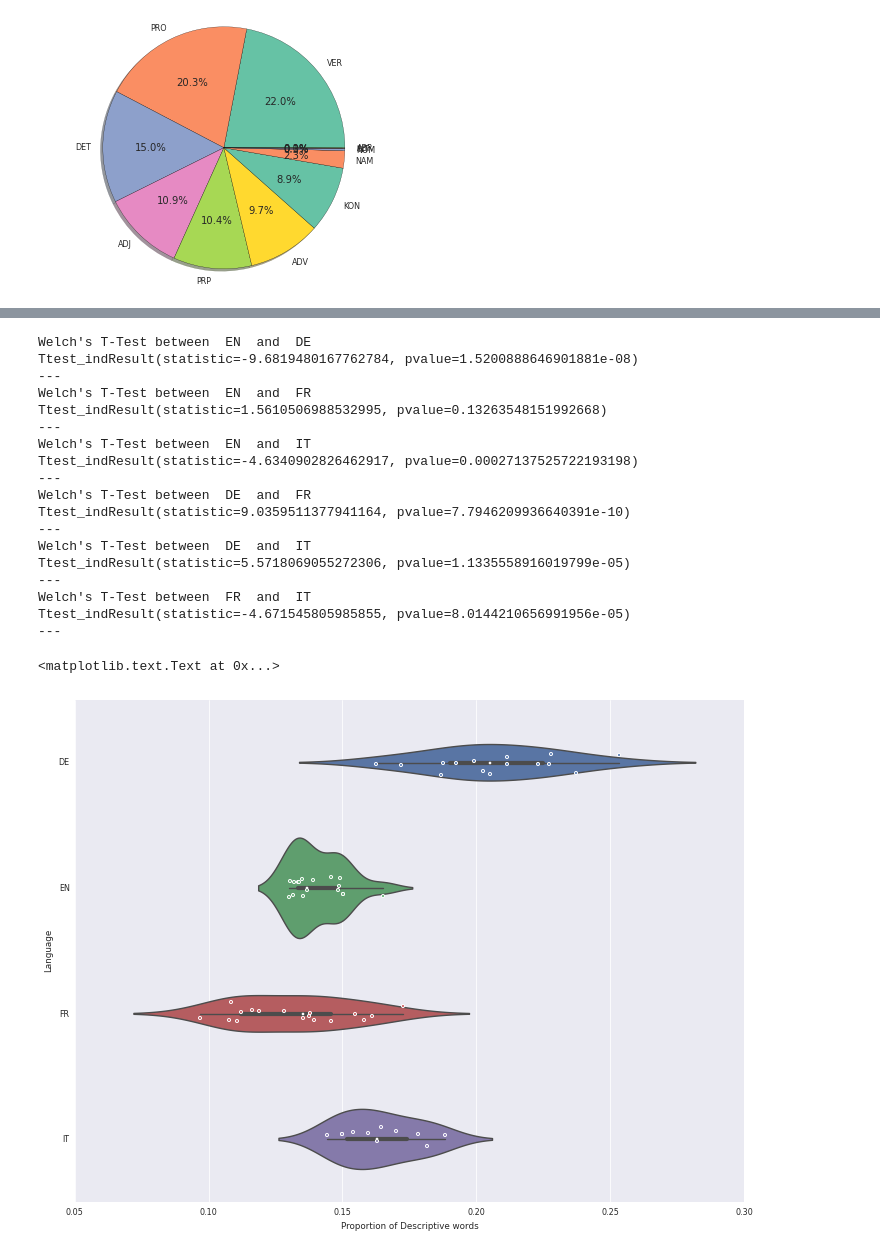
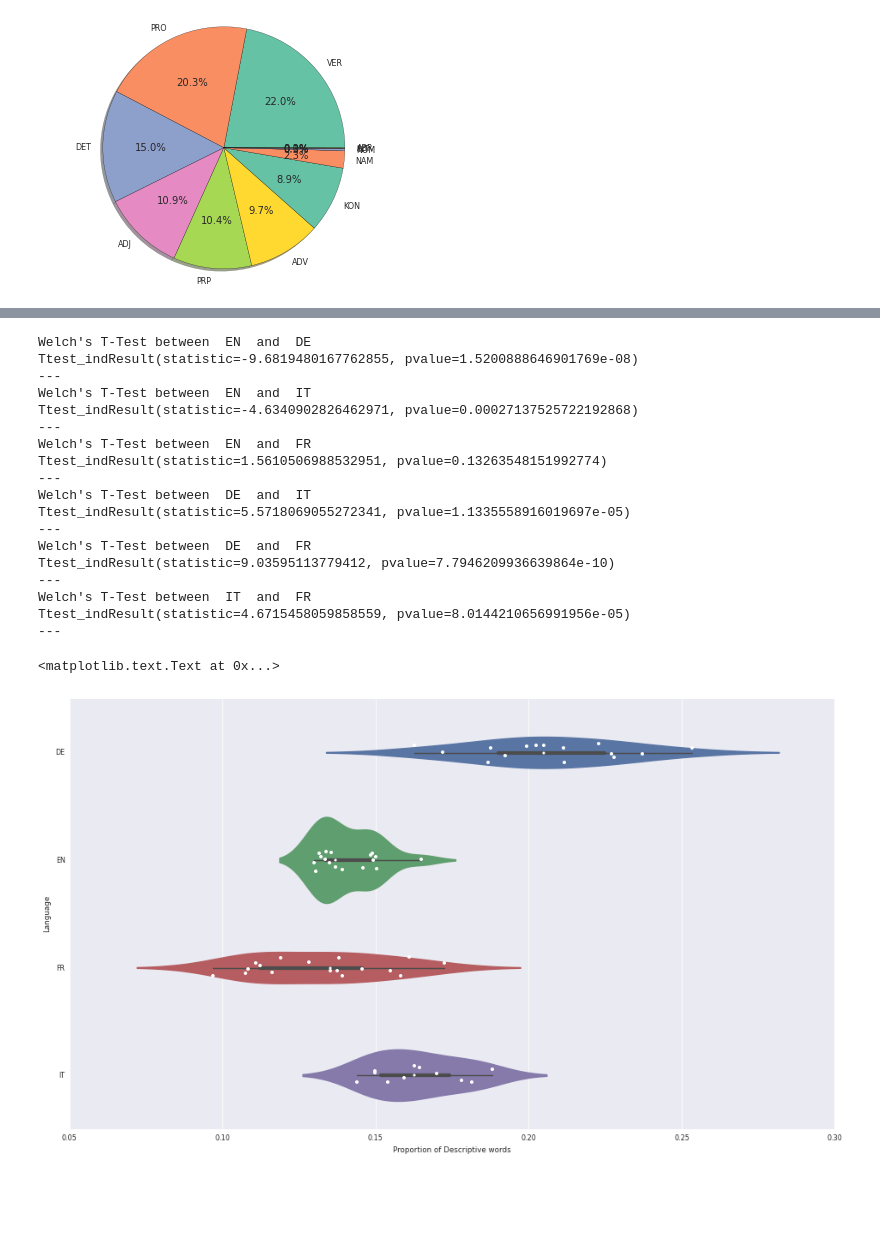
Before and after one commit to MurrayT/GutenbergTreeTagger, a Jupyter notebook: Data Analysis.ipynb, the cells around one changed output, grey strips where cells are left out. Cells and saved outputs as stored; diff of their text form; code cells hidden in the pictures; blank space fills up the shorter version.

```diff
--- a/Data Analysis.ipynb
+++ b/Data Analysis.ipynb
@@ -169,6 +169,12 @@ dict_keys(['LaMessaDiNozze', 'AmoreBendato', 'LaLanternaDiDiogene', 'LeVergineDe
+# %%
+itdict = {"PRE":"PRP",
+          "CON":"KON",
+          "NPR":"NAM"}
+def fix_it(word):
+    return itdict[word] if word in itdict else word
 # %%
 for text in it.values(): # group word types
-    text["POS"] = text["POS"][text["POS"]!="ORD"][text["POS"]!="FW"].map(lambda x: x.split(":")[0]).astype('category')
+    text["POS"] = text["POS"][text["POS"]!="ORD"][text["POS"]!="FW"].map(lambda x: x.split(":")[0]).map(fix_it).astype('category')
 # %%
 print(pd.concat(it).POS.count())
 print(pd.concat(it).POS.value_counts()/pd.concat(it).POS.count()*100)
@@ -377,8 +389,8 @@ de_frame = pd.DataFrame({"prop":de_descr,"Lang":pd.Series(["DE"]*len(de_descr))}
 it_frame = pd.DataFrame({"prop":it_descr,"Lang":pd.Series(["IT"]*len(it_descr))})
 fr_frame = pd.DataFrame({"prop":fr_descr,"Lang":pd.Series(["FR"]*len(fr_descr))})
 # %%
-all = pd.concat((en_frame,de_frame,it_frame,fr_frame))
-all.Lang = all.Lang.astype('category')
-all.head()
+everyprop = pd.concat((en_frame,de_frame,it_frame,fr_frame))
+everyprop.Lang = everyprop.Lang.astype('category')
+everyprop.head()
 # %% [output]
 |  | Lang | prop |
@@ -420,35 +430,35 @@ NormaltestResult(statistic=0.92653294385048035, pvalue=0.62922493938539337)
 # %%
-for (t1,t2) in itertools.combinations(langs,2):
+for (t1,t2) in itertools.combinations(everyprop.Lang.unique(),2):
     print("Welch's T-Test between ",t1," and ",t2)
-    print(stats.ttest_ind(all[all.Lang==t1].prop,all[all.Lang==t2].prop,equal_var=False))
+    print(stats.ttest_ind(everyprop[everyprop.Lang==t1].prop,everyprop[everyprop.Lang==t2].prop,equal_var=False))
     print("---")
 # %% [output]
 Welch's T-Test between  EN  and  DE
-Ttest_indResult(statistic=-9.6819480167762784, pvalue=1.5200888646901881e-08)
+Ttest_indResult(statistic=-9.6819480167762855, pvalue=1.5200888646901769e-08)
+---
+Welch's T-Test between  EN  and  IT
+Ttest_indResult(statistic=-4.6340902826462971, pvalue=0.00027137525722192868)
 ---
 Welch's T-Test between  EN  and  FR
-Ttest_indResult(statistic=1.5610506988532995, pvalue=0.13263548151992668)
+Ttest_indResult(statistic=1.5610506988532951, pvalue=0.13263548151992774)
 ---
-Welch's T-Test between  EN  and  IT
-Ttest_indResult(statistic=-4.6340902826462917, pvalue=0.00027137525722193198)
+Welch's T-Test between  DE  and  IT
+Ttest_indResult(statistic=5.5718069055272341, pvalue=1.1335558916019697e-05)
 ---
 Welch's T-Test between  DE  and  FR
-Ttest_indResult(statistic=9.0359511377941164, pvalue=7.7946209936640391e-10)
+Ttest_indResult(statistic=9.03595113779412, pvalue=7.7946209936639864e-10)
 ---
-Welch's T-Test between  DE  and  IT
-Ttest_indResult(statistic=5.5718069055272306, pvalue=1.1335558916019799e-05)
+Welch's T-Test between  IT  and  FR
+Ttest_indResult(statistic=4.6715458059858559, pvalue=8.0144210656991956e-05)
 ---
-Welch's T-Test between  FR  and  IT
-Ttest_indResult(statistic=-4.671545805985855, pvalue=8.0144210656991956e-05)
----
 # %%
-plt.figure(figsize=(12,9))
-sns.violinplot(x="prop", y="Lang",data=all)
-sns.stripplot(x="prop", y="Lang", data=all, jitter=True, size=3)
+plt.figure(figsize=(16,9))
+sns.violinplot(x="prop", y="Lang",data=everyprop)
+sns.stripplot(x="prop", y="Lang", data=everyprop, jitter=True, size=3, color="white")
 ax = plt.gca()
 ax.set_xlabel("Proportion of Descriptive words")
 ax.set_ylabel("Language")
 # plt.savefig("../Paper/tex/img/violin.pdf")
 # %% [output]
 <matplotlib.text.Text at 0x...>
-[figure, old version]
+[figure, new version]
```
Also changed, not shown: parts of 21 cells of this notebook.
